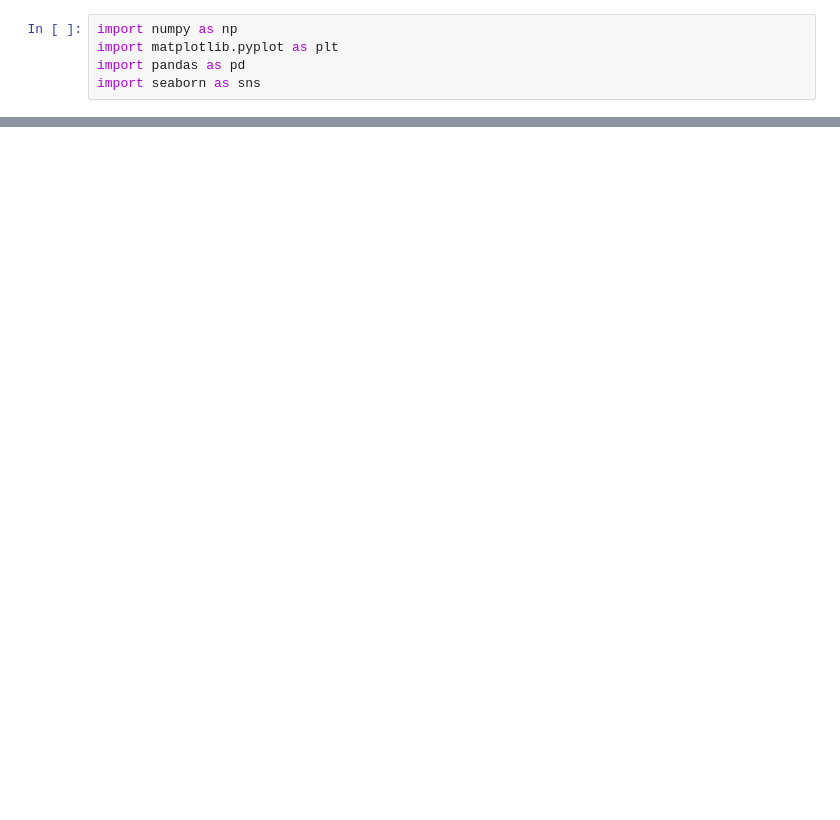
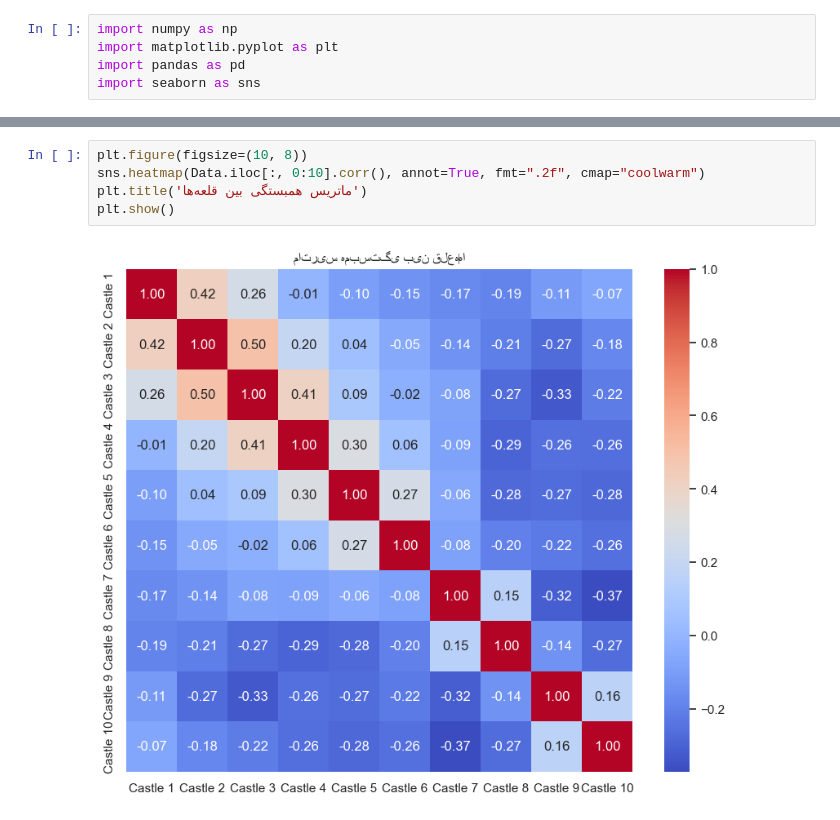
Before and after one commit to ArmanRuzbahani/Data-mining, a Jupyter notebook: Document.ipynb, the cells around one changed output, grey strips where cells are left out. Drawn from its saved outputs; the diff is of its cells as text; blank space fills up the shorter version.

```diff
--- a/Document.ipynb
+++ b/Document.ipynb
@@ -22,0 +75,7 @@ Data
+# %%
+plt.figure(figsize=(10, 8))
+sns.heatmap(Data.iloc[:, 0:10].corr(), annot=True, fmt=".2f", cmap="coolwarm")
+plt.title('ماتریس همبستگی بین قلعه‌ها')
+plt.show()
+# %% [output]
+[figure, added]
```
Also changed, not shown: parts of 7 cells of this notebook.
